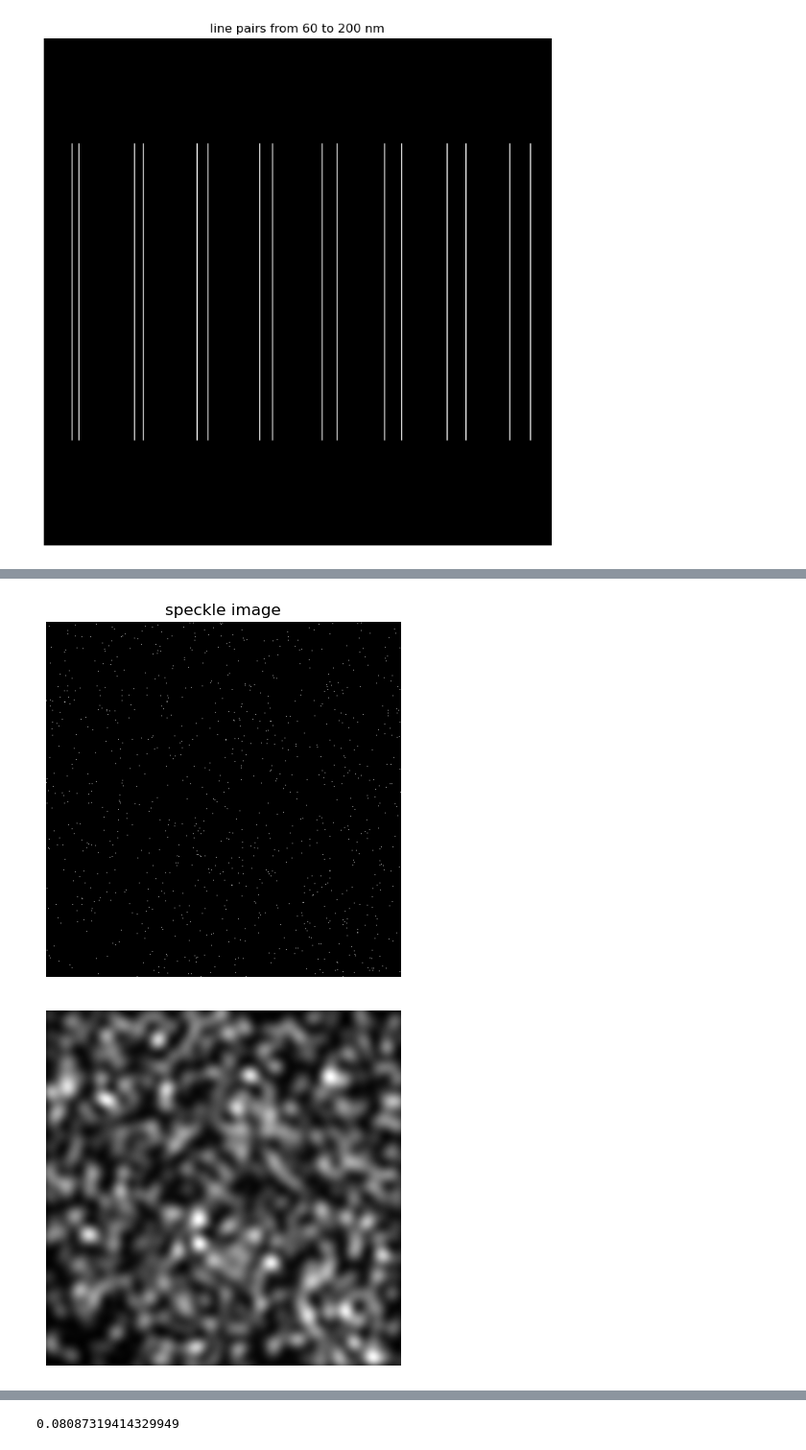
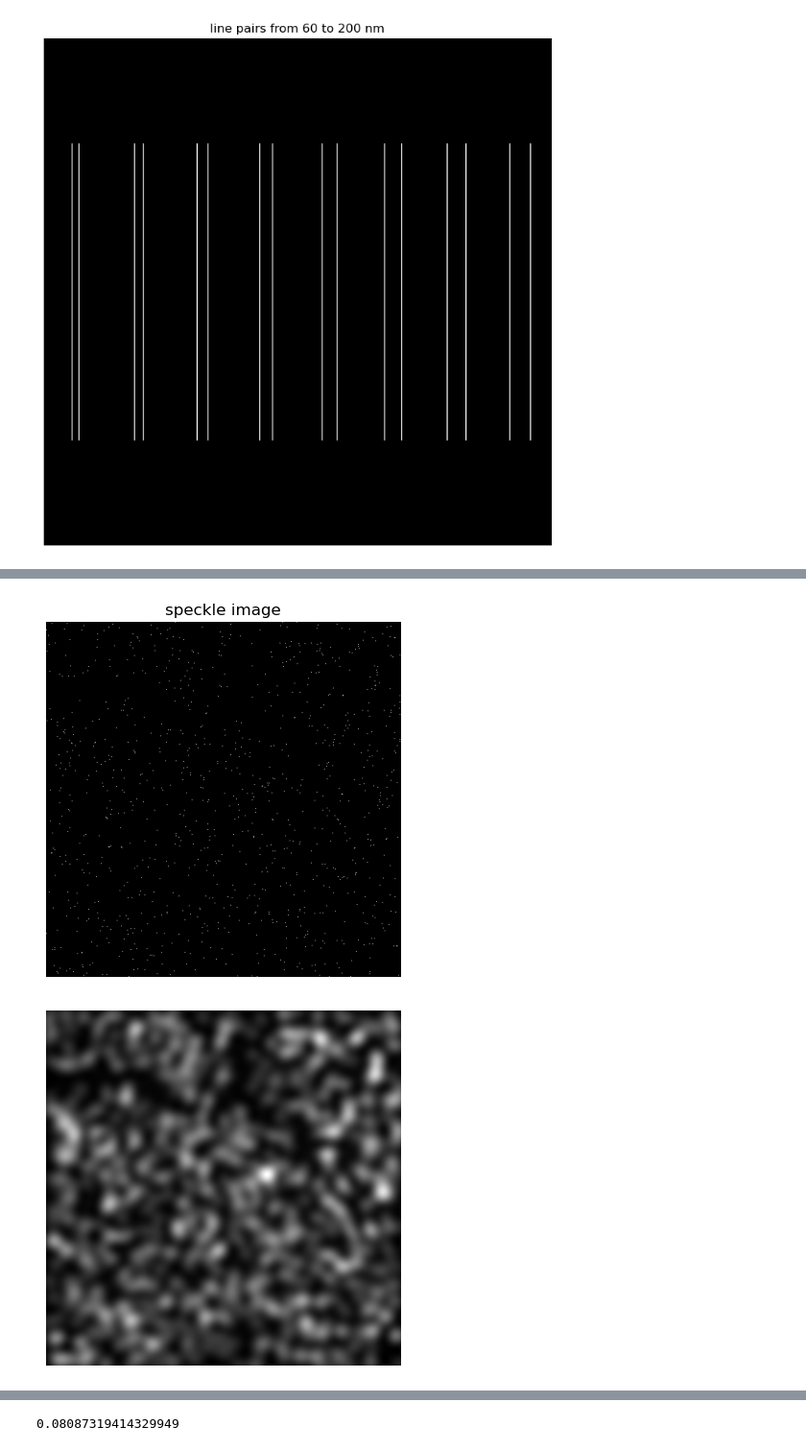
Before and after one commit to banksycjt/non_linear_RIM, a Jupyter notebook: line_pair/line_pair_generator.ipynb, the cells around one changed output, grey strips where cells are left out. Shown: that part at 96% size. Drawn from its saved outputs; the diff is of its cells as text; code cells hidden in the pictures.

```diff
--- a/line_pair/line_pair_generator.ipynb
+++ b/line_pair/line_pair_generator.ipynb
@@ -11,6 +11,7 @@ camara_pixels_number = 512
 camara_size = camara_pixel_size * camara_pixels_number
 NA = 1.25 # numerical aperture
 MA = 500 # magnification
+collect_number = 800 # number of collected photos
 physical_pixel_size = camara_pixel_size / MA
 physical_size = camara_size / MA
 excitation_wavelength = 488 # nm
@@ -107,34 +116,41 @@ plt.show()
 [figure]
 # %%
 speckle_image = np.zeros((camara_pixels_number, camara_pixels_number))
-num_speckles = 1000
-indices = np.random.choice(camara_pixels_number * camara_pixels_number, num_speckles, replace=False)
-speckle_image[np.unravel_index(indices, (camara_pixels_number, camara_pixels_number))] = 1
+speckle_images = np.zeros((collect_number, camara_pixels_number, camara_pixels_number))
+num_speckles = 1000 # 每张图像中的散斑数量
 
+for i in range(collect_number):
+    indices = np.random.choice(camara_pixels_number * camara_pixels_number, num_speckles, replace=False)
+    speckle_image[np.unravel_index(indices, (camara_pixels_number, camara_pixels_number))] = 1
+    speckle_images[i, :, :] = speckle_image.copy()
+    speckle_image.fill(0)  # 清空图像以便下次使用
 # 显示随机散斑图片
 #plt.figure(figsize=(18, 9))
-plt.imshow(speckle_image, cmap='gray')
+plt.imshow(speckle_images[400, :, :], cmap='gray')
 plt.title("speckle image")
 plt.axis('off')  # 不显示坐标轴
 plt.show()
 # %% [output]
-[figure, old version]
+[figure, new version]
 # %%
 # 对散斑图片进行卷积
-
-convolved_speckle_image = fftconvolve(speckle_image, excitation_psf, mode='same')
+convolved_speckle_images = np.zeros((collect_number, camara_pixels_number, camara_pixels_number))
+for i in range(collect_number):
+    convolved_speckle_image = fftconvolve(speckle_images[i, :, :], excitation_psf, mode='same')
+    convolved_speckle_images[i, :, :] = convolved_speckle_image.copy()
+    convolved_speckle_image.fill(0)  # 清空图像以便下次使用
 #convolved_speckle_image = fft2(fftshift(speckle_image)) * fft2(fftshift(excitation_psf))
 #convolved_speckle_image = ifftshift(ifft2(convolved_speckle_image).real)
 
 # 显示卷积后的图像
 #plt.figure(figsize=(18, 9))
-plt.imshow(convolved_speckle_image, cmap='gray')
+plt.imshow(convolved_speckle_images[400, :, :], cmap='gray')
 plt.axis('off')  # 不显示坐标轴
 plt.show()
 
 # 存储为8位灰度图像tiff格式
 # image = Image.fromarray(convolved_speckle_image)
 # image.save('speckle_convolve.tif')
 # %% [output]
-[figure, old version]
+[figure, new version]
 # %%
```
Also changed, not shown: parts of 3 cells of this notebook, 1 other file.
